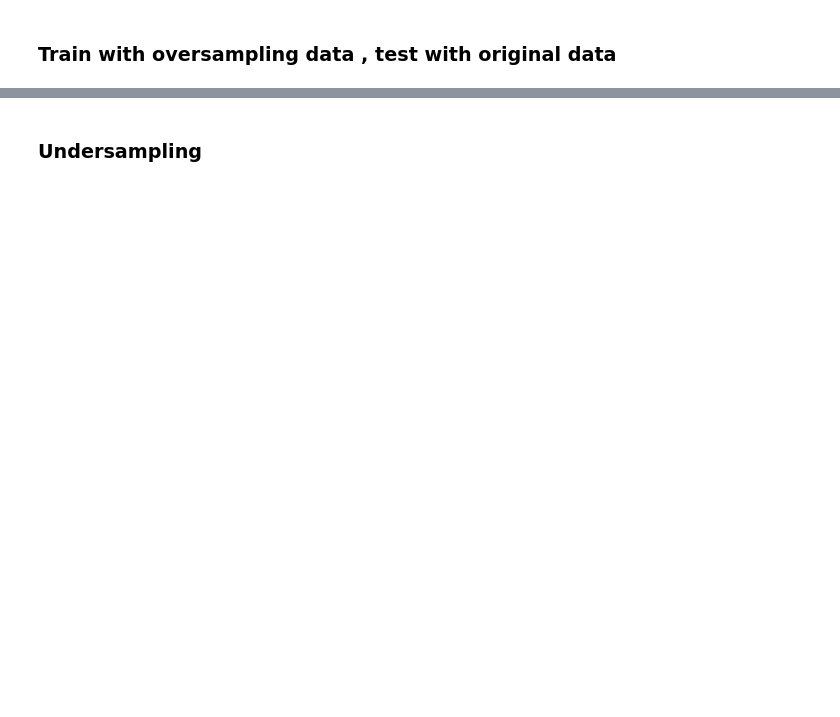
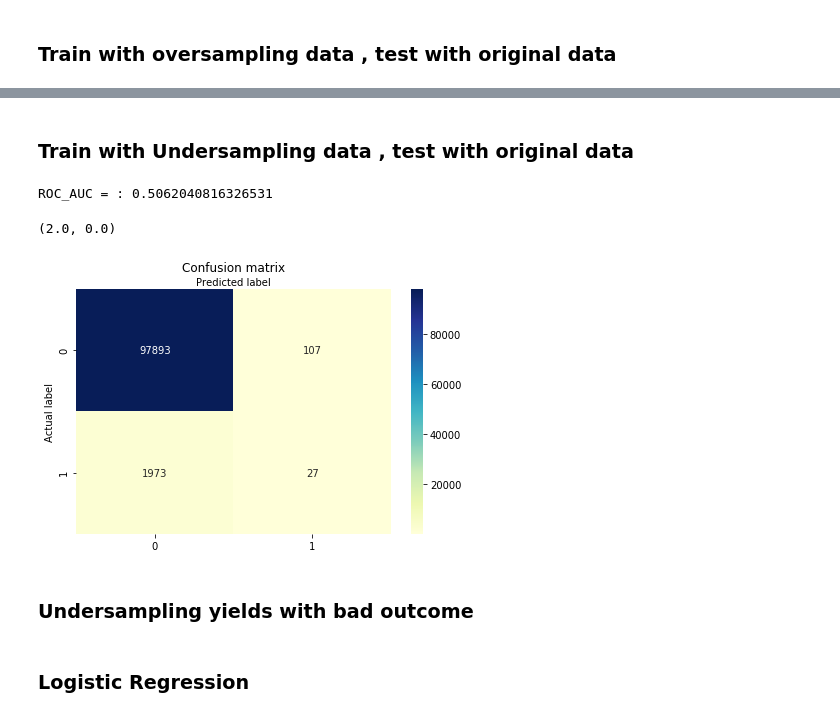
Before and after one commit to HandSam0822/Cathay_BigData-Competition, a Jupyter notebook: Python file/Feature Engineering.ipynb, the cells around one changed output, grey strips where cells are left out. Drawn from its saved outputs; the diff is of its cells as text; code cells hidden in the pictures; blank space fills up the shorter version.

```diff
--- a/Python file/Feature Engineering.ipynb
+++ b/Python file/Feature Engineering.ipynb
@@ -317,2 +344,33 @@ np.unique(y_ros, return_counts=True)
+# %% [markdown]
+### Train with Undersampling data , test with original data
+# %%
+y_pred = xgbc.predict(train.drop(columns = ['Y1','CUS_ID']))
+y_test = train['Y1']
+score = roc_auc_score(y_test,y_pred)
+print('ROC_AUC = :', score)
+
+cnf_matrix = metrics.confusion_matrix(y_test, y_pred)
+cnf_matrix
+
+class_names=[0,1] # name  of classes
+
+fig, ax = plt.subplots()
+tick_marks = np.arange(len(class_names))
+plt.xticks(tick_marks, class_names)
+plt.yticks(tick_marks, class_names)
+
+# create confusion matrix
+sns.heatmap(pd.DataFrame(cnf_matrix), annot=True, cmap="YlGnBu" ,fmt='g')
+ax.xaxis.set_label_position("top")
+plt.tight_layout()
+plt.title('Confusion matrix', y=1.1)
+plt.ylabel('Actual label')
+plt.xlabel('Predicted label')
+bottom, top = ax.get_ylim()
+ax.set_ylim(bottom + 0.5, top - 0.5) #this line of code is for tidylayout
+# %% [output]
+ROC_AUC = : 0.5062040816326531
+(2.0, 0.0)
+[figure, added]
 # %% [markdown]
-### Undersampling
+### Undersampling yields with bad outcome
@@ -327,0 +377,2 @@ X_resampled_cc.columns = [list(X_test.columns)]
+# %% [markdown]
+### Logistic Regression
```
Also changed, not shown: parts of 32 cells of this notebook, 11 other files.
